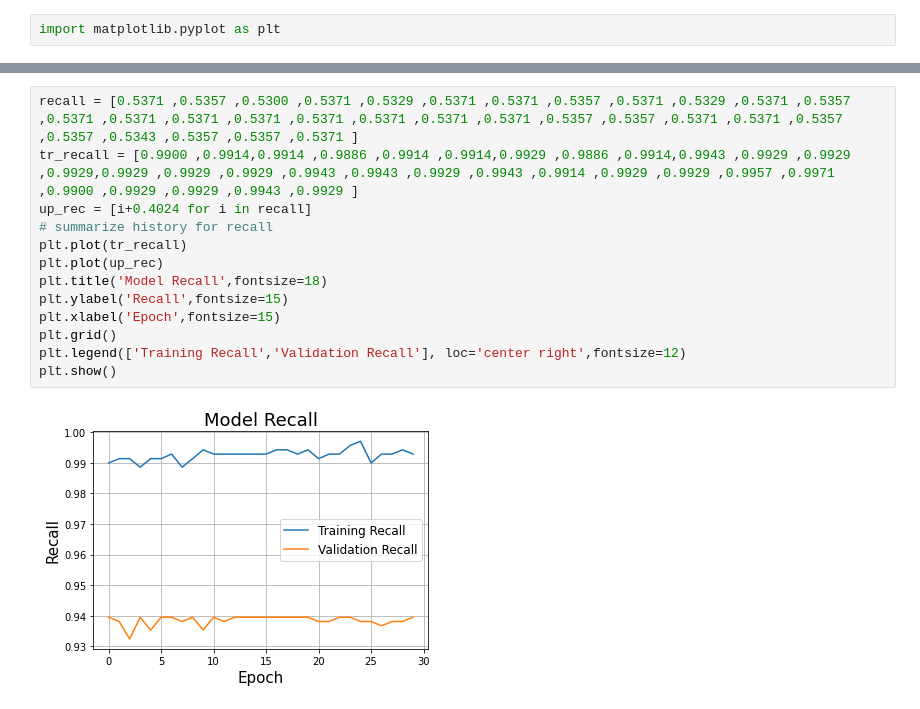
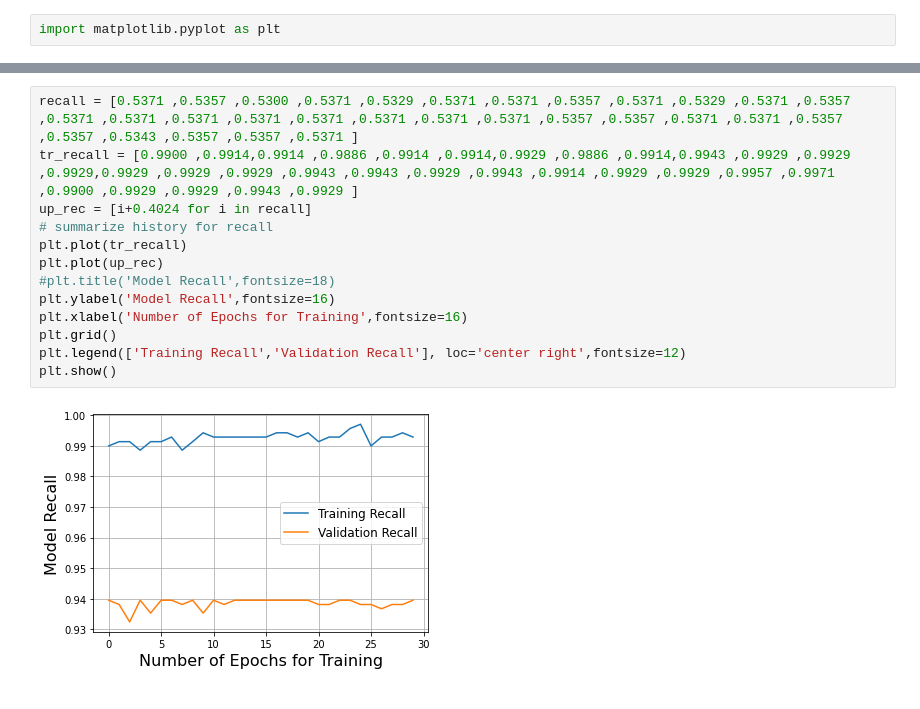
Before and after one commit to kaustubhv5500/LabFiles, a Jupyter notebook: dtsp/project/PlotGraphs.ipynb, the cells around one changed output, grey strips where cells are left out. Saved outputs shown, nothing was run; the diff lists cells and outputs as text.

```diff
--- a/dtsp/project/PlotGraphs.ipynb
+++ b/dtsp/project/PlotGraphs.ipynb
@@ -68,18 +70,18 @@ plt.show()
 # %%
 recall = [0.5371 ,0.5357 ,0.5300 ,0.5371 ,0.5329 ,0.5371 ,0.5371 ,0.5357 ,0.5371 ,0.5329 ,0.5371 ,0.5357 ,0.5371 ,0.5371 ,0.5371 ,0.5371 ,0.5371 ,0.5371 ,0.5371 ,0.5371 ,0.5357 ,0.5357 ,0.5371 ,0.5371 ,0.5357 ,0.5357 ,0.5343 ,0.5357 ,0.5357 ,0.5371 ]
 tr_recall = [0.9900 ,0.9914,0.9914 ,0.9886 ,0.9914 ,0.9914,0.9929 ,0.9886 ,0.9914,0.9943 ,0.9929 ,0.9929 ,0.9929,0.9929 ,0.9929 ,0.9929 ,0.9943 ,0.9943 ,0.9929 ,0.9943 ,0.9914 ,0.9929 ,0.9929 ,0.9957 ,0.9971 ,0.9900 ,0.9929 ,0.9929 ,0.9943 ,0.9929 ]
 up_rec = [i+0.4024 for i in recall]
 # summarize history for recall
 plt.plot(tr_recall)
 plt.plot(up_rec)
-plt.title('Model Recall',fontsize=18)
-plt.ylabel('Recall',fontsize=15)
-plt.xlabel('Epoch',fontsize=15)
+#plt.title('Model Recall',fontsize=18)
+plt.ylabel('Model Recall',fontsize=16)
+plt.xlabel('Number of Epochs for Training',fontsize=16)
 plt.grid()
 plt.legend(['Training Recall','Validation Recall'], loc='center right',fontsize=12)
 plt.show()
 # %% [output]
-[figure, old version]
+[figure, new version]
 # %%
 print('acc : ',max(up_acc))
 print('auc : ',max(up_auc))
```
Also changed, not shown: parts of 9 cells of this notebook, 6 other files.
